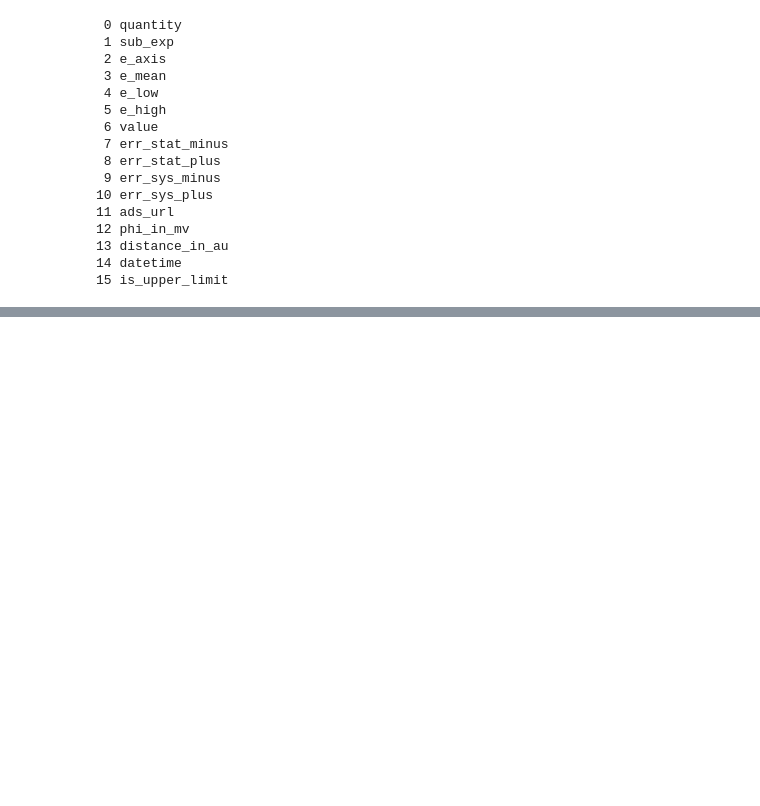
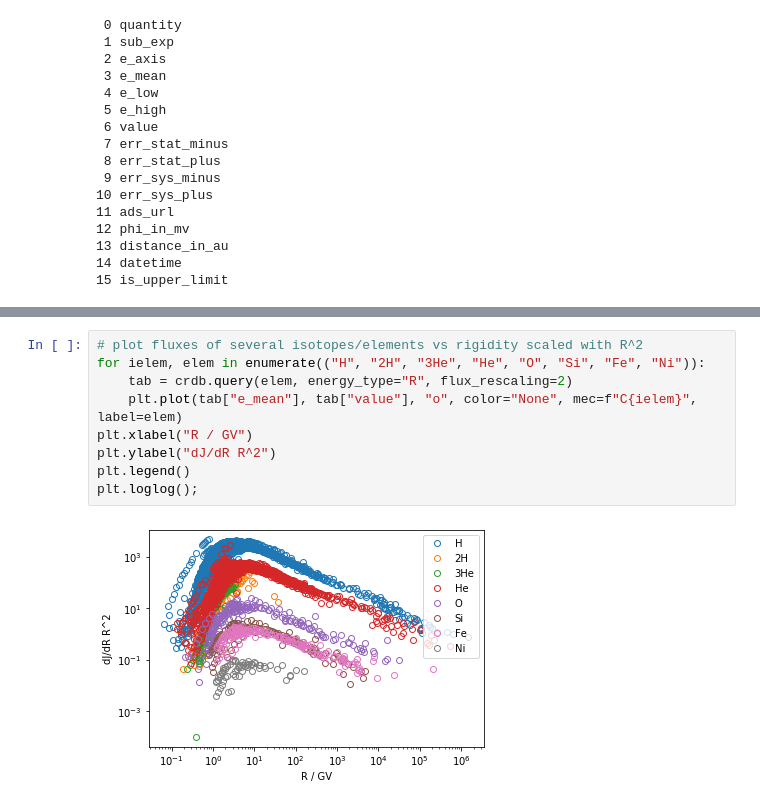
Before and after one commit to crdb-project/tutorial, a Jupyter notebook: CRDB REST query tutorial.ipynb, the cells around one changed output, grey strips where cells are left out. Saved outputs shown, nothing was run; the diff lists cells and outputs as text; blank space fills up the shorter version.

```diff
--- a/CRDB REST query tutorial.ipynb
+++ b/CRDB REST query tutorial.ipynb
@@ -156,0 +150,11 @@ plt.loglog();
+# %%
+# plot fluxes of several isotopes/elements vs rigidity scaled with R^2
+for ielem, elem in enumerate(("H", "2H", "3He", "He", "O", "Si", "Fe", "Ni")):
+    tab = crdb.query(elem, energy_type="R", flux_rescaling=2)
+    plt.plot(tab["e_mean"], tab["value"], "o", color="None", mec=f"C{ielem}", label=elem)
+plt.xlabel("R / GV")
+plt.ylabel("dJ/dR R^2")
+plt.legend()
+plt.loglog();
+# %% [output]
+[figure, added]
```
Also changed, not shown: parts of 7 cells of this notebook, 2 other files.
